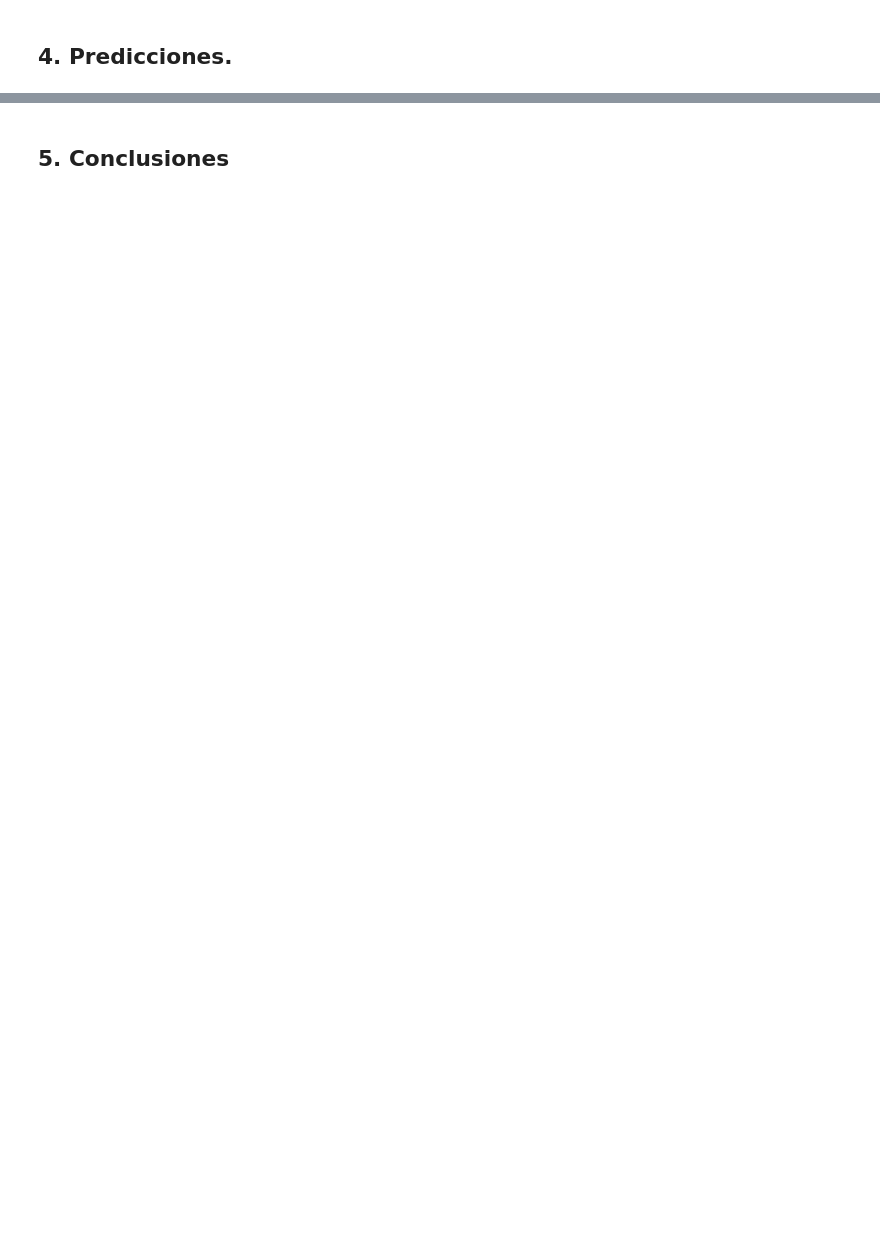
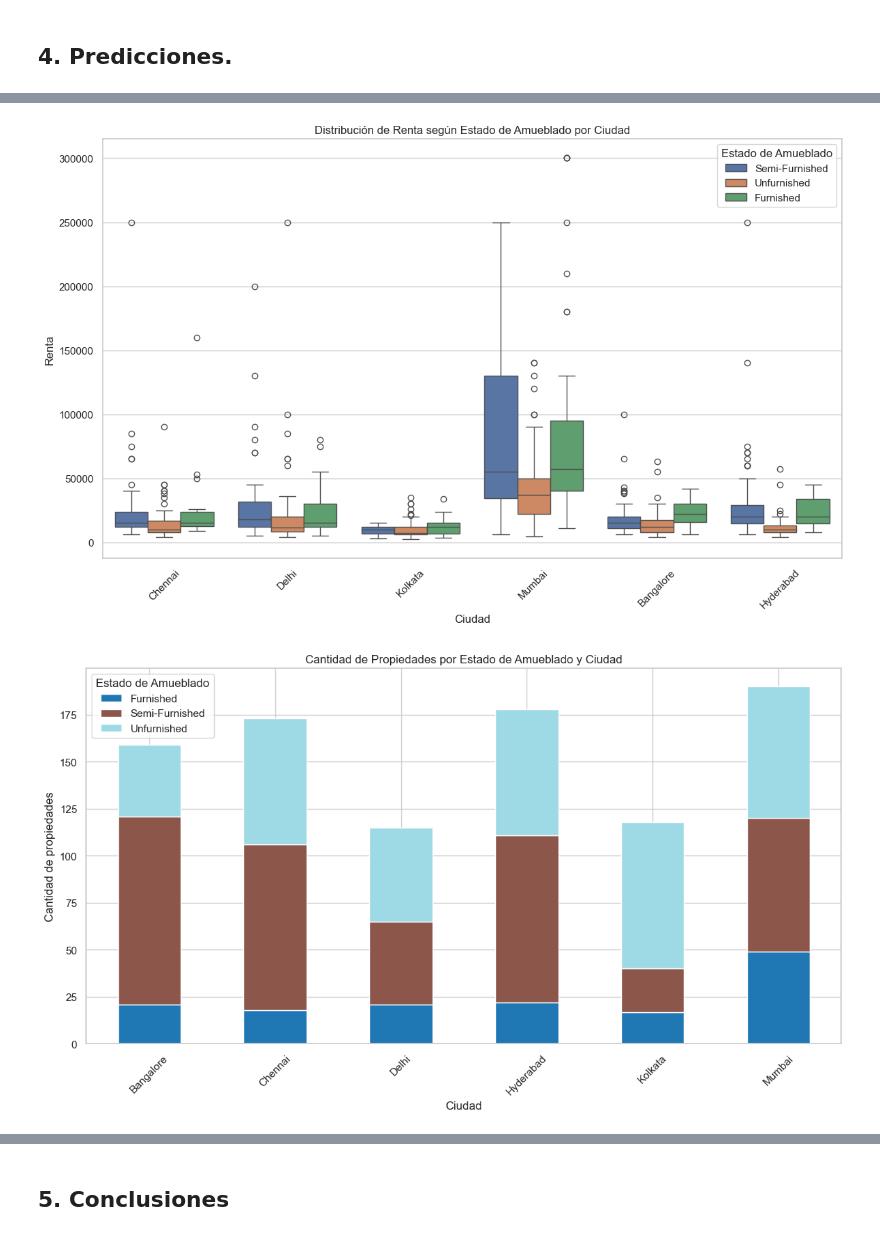
Before and after one commit to FranBretones/house-rent-ml-project, a Jupyter notebook: notebook/main.ipynb, the cells around one changed output, grey strips where cells are left out. Cells and saved outputs as stored; diff of their text form; code cells hidden in the pictures; blank space fills up the shorter version.

Commit message:
predicciones realizadas

```diff
--- a/notebook/main.ipynb
+++ b/notebook/main.ipynb
@@ -947,0 +1580,9 @@ Adicionalmente, el análisis de los "loadings" a través del mapa de calor y la
+# %%
+map_furnishing = {
+    0: 'Unfurnished',
+    1: 'Semi-Furnished',
+    2: 'Furnished'
+}
+
+df_predicciones_completo['furnishing_encoded'] = df_predicciones_completo['furnishing_encoded'].map(map_furnishing)
+df_predicciones_completo.rename(columns={'furnishing_encoded': 'furnish status'}, inplace=True)
@@ -947,0 +1702,39 @@ Adicionalmente, el análisis de los "loadings" a través del mapa de calor y la
+# %%
+sns.set(style="whitegrid")
+plt.rcParams['figure.figsize'] = (12, 7)
+
+
+
+# --- 2. Boxplot de renta según furnishing status por ciudad ---
+plt.figure(figsize=(14,8))
+sns.boxplot(data=df_predicciones_completo, x='city', y='rent', hue='furnish status')
+plt.title("Distribución de Renta según Estado de Amueblado por Ciudad")
+plt.xticks(rotation=45)
+plt.ylabel("Renta")
+plt.xlabel("Ciudad")
+plt.legend(title="Estado de Amueblado")
+plt.show()
+
+# --- 3. Barras apiladas: cantidad de propiedades por furnishing y ciudad ---
+# Primero tabla pivot con conteo
+pivot_count = df_predicciones_completo.groupby(['city', 'furnish status']).size().unstack(fill_value=0)
+pivot_count.plot(kind='bar', stacked=True, figsize=(14,7), colormap='tab20')
+plt.title("Cantidad de Propiedades por Estado de Amueblado y Ciudad")
+plt.ylabel("Cantidad de propiedades")
+plt.xlabel("Ciudad")
+plt.xticks(rotation=45)
+plt.legend(title="Estado de Amueblado")
+plt.show()
+
+# --- 4. Scatter plot: Renta real vs Renta predicha ---
+plt.figure(figsize=(10,10))
+sns.scatterplot(data=df_predicciones_completo, x='rent', y='Renta_Predicha', hue='city', alpha=0.7)
+plt.plot([df_predicciones_completo['rent'].min(), df_predicciones_completo['rent'].max()], [df_predicciones_completo['rent'].min(), df_predicciones_completo['rent'].max()], 'r--')  # línea 45°
+plt.title("Renta Real vs Renta Predicha")
+plt.xlabel("Renta Real")
+plt.ylabel("Renta Predicha")
+plt.legend(title='Ciudad')
+plt.show()
+# %% [output]
+[figure, added]
+[figure, added]
```
Also changed, not shown: parts of 50 cells of this notebook, 2 other files.
